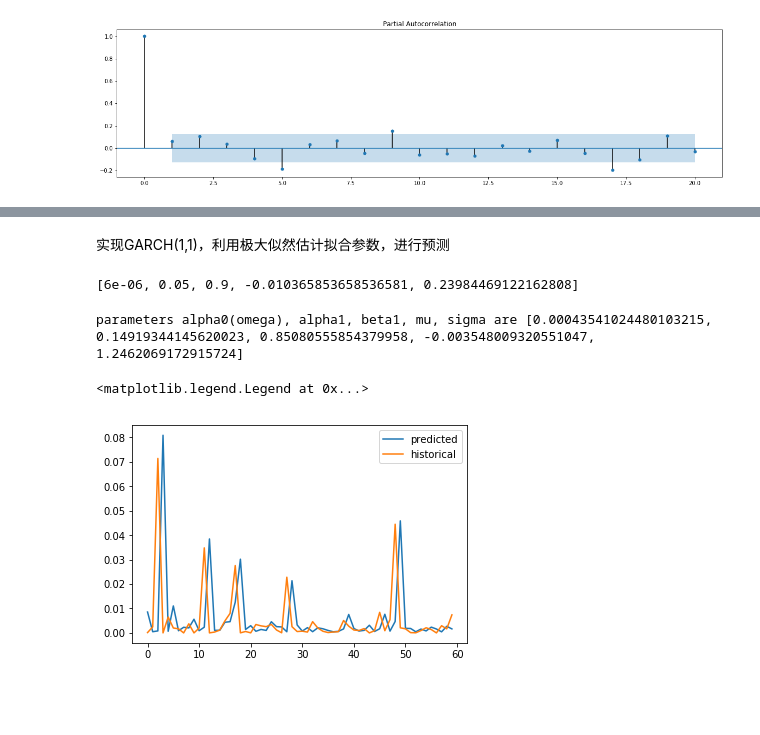
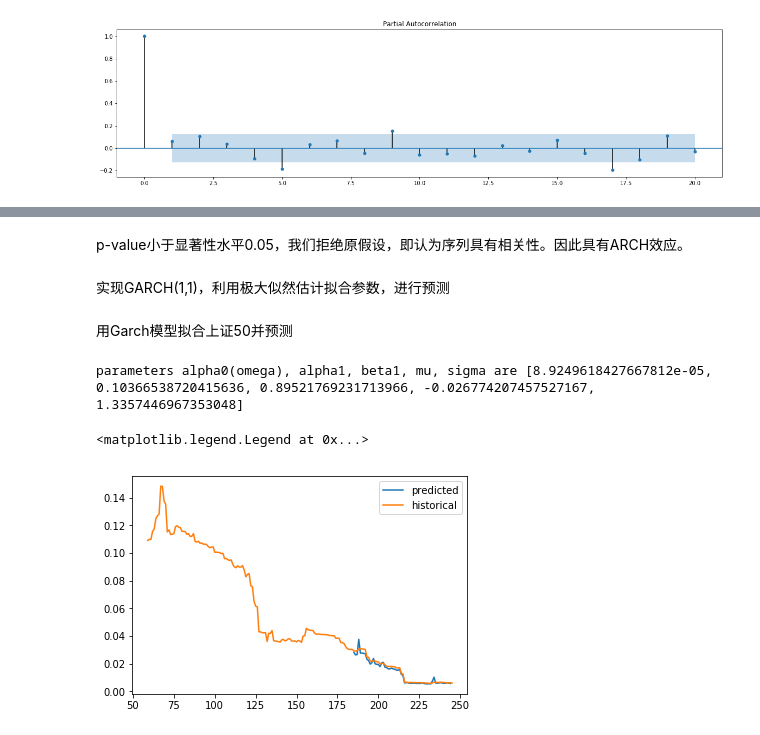
Before and after one commit to sqccathy/Garch-implement, a Jupyter notebook: Garch.ipynb, the cells around one changed output, grey strips where cells are left out. Drawn from its saved outputs; the diff is of its cells as text; code cells hidden in the pictures; blank space fills up the shorter version.

```diff
--- a/Garch.ipynb
+++ b/Garch.ipynb
@@ -39,3 +57,3 @@ fig = sm.graphics.tsa.plot_pacf(data,lags = 20,ax=ax1)
 # %%
-order = (5,0)
+order = (5,5)
 model = sm.tsa.ARMA(data,order).fit()
@@ -111,3 +105,5 @@ output
+# %% [markdown]
+p-value小于显著性水平0.05，我们拒绝原假设，即认为序列具有相关性。因此具有ARCH效应。
 # %% [markdown]
 实现GARCH(1,1)，利用极大似然估计拟合参数，进行预测
 # %%
@@ -202,25 +176,27 @@ class Garch11(object):
         new_var = self.alpha0 + self.alpha1 * sq_resid_return + self.beta1 * curr_var
 
         return new_var
+# %% [markdown]
+用Garch模型拟合上证50并预测
 # %%
-#Example uses 1 year's data to fit the model, and then make prediction on the
-#next 3 months
-#daily_return = pd.read_csv('./IF_daily_return.csv', parse_dates = 'dt', index_col = 'dt')['daily_return']
-daily_return = data
-variance = at2#.dropna()
-garch = Garch11(daily_return, 0.000006, 0.05, 0.9)
+daily_return = pd.Series(data)
+at = pd.Series(at)
+variance = at.rolling(60).var()#残差的滚动方差，以60天为窗口
+garch = Garch11(daily_return,at, 0.000006, 0.05, 0.9)
 garch.fit()
 print("parameters alpha0(omega), alpha1, beta1, mu, sigma are", garch.params())
-sq_resid_re = (daily_return[-61:-1] - garch.params()[3]) ** 2
+
+sq_resid_re = at2#残差的平方
 data = pd.DataFrame(data = [variance[-61:-1], sq_resid_re]).transpose()
-data.columns = ['sq_resid_re', 'daily_return']
-pred_var = data.apply(lambda x:garch.predict(x[1], x[0]), axis = 1)
-hist_var = pd.Series(variance[-60:])
+data.columns = ['残差的方差', '残差的平方']
+pred_var = data.apply(lambda x:garch.predict(x[0], x[1]), axis = 1)
+pred = np.zeros(len(variance))
+pred[-60:]=pred_var
+hist_var = pd.Series(variance)
 pred_var.plot()
 hist_var.plot()
 plt.legend(['predicted', 'historical'])
 # %% [output]
-[6e-06, 0.05, 0.9, -0.010365853658536581, 0.23984469122162808]
+parameters alpha0(omega), alpha1, beta1, mu, sigma are [8.9249618427667812e-05, 0.10366538720415636, 0.89521769231713966, -0.026774207457527167, 1.3357446967353048]
-parameters alpha0(omega), alpha1, beta1, mu, sigma are [0.00043541024480103215, 0.14919344145620023, 0.85080555854379958, -0.003548009320551047, 1.2462069172915724]
+<matplotlib.legend.Legend at 0x...>
-<matplotlib.legend.Legend at 0x...>
-[figure, old version]
+[figure, new version]
```
Also changed, not shown: parts of 20 cells of this notebook.
